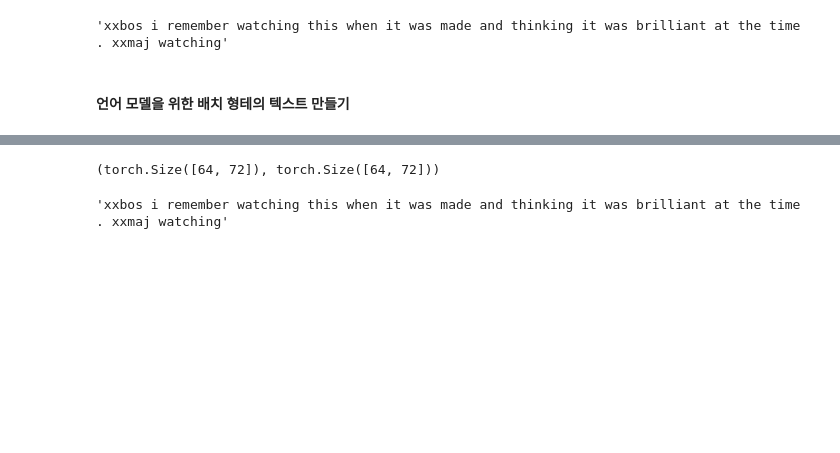
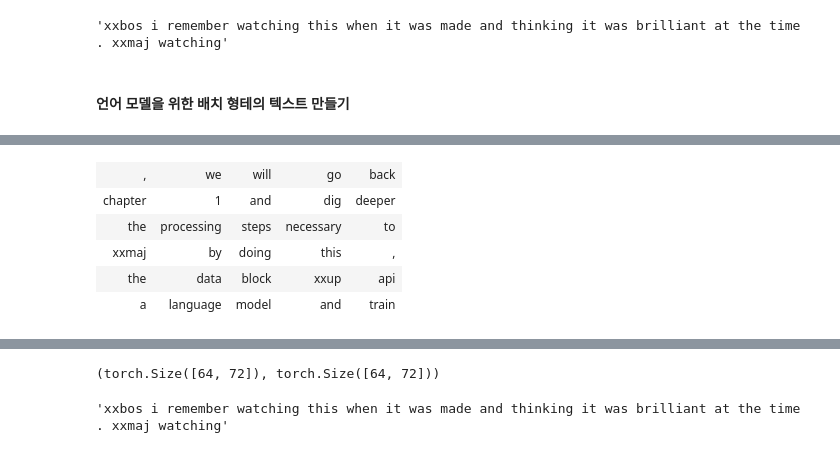
Before and after one commit to chw8207/fastai_pytorch, a Jupyter notebook: NLP.ipynb, the cells around one changed output, grey strips where cells are left out. Saved outputs shown, nothing was run; the diff lists cells and outputs as text; code cells hidden in the pictures; blank space fills up the shorter version.

```diff
--- a/NLP.ipynb
+++ b/NLP.ipynb
@@ -162,0 +199,13 @@ TensorText([   2,   19,  280,  189,   20,   64,   18,   24,  118,   12, 1072,
+# %%
+# 두 번째 배치
+bs, seq_len = 6, 5
+d_tokens = np.array([tokens[i*15+seq_len:i*15+2*seq_len] for i in range(bs)])
+df = pd.DataFrame(d_tokens)
+display(HTML(df.to_html(index=False, header=None)))
+# %% [output]
+| , | we | will | go | back |
+| chapter | 1 | and | dig | deeper |
+| the | processing | steps | necessary | to |
+| xxmaj | by | doing | this | , |
+| the | data | block | xxup | api |
+| a | language | model | and | train |
```
Also changed, not shown: parts of 15 cells of this notebook.
